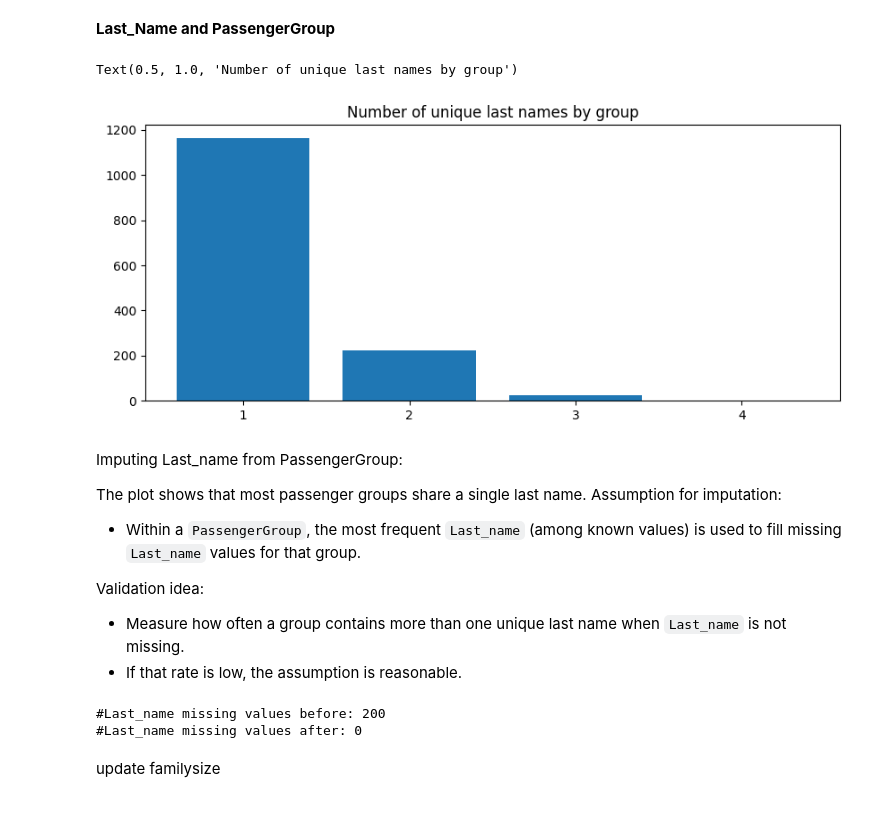
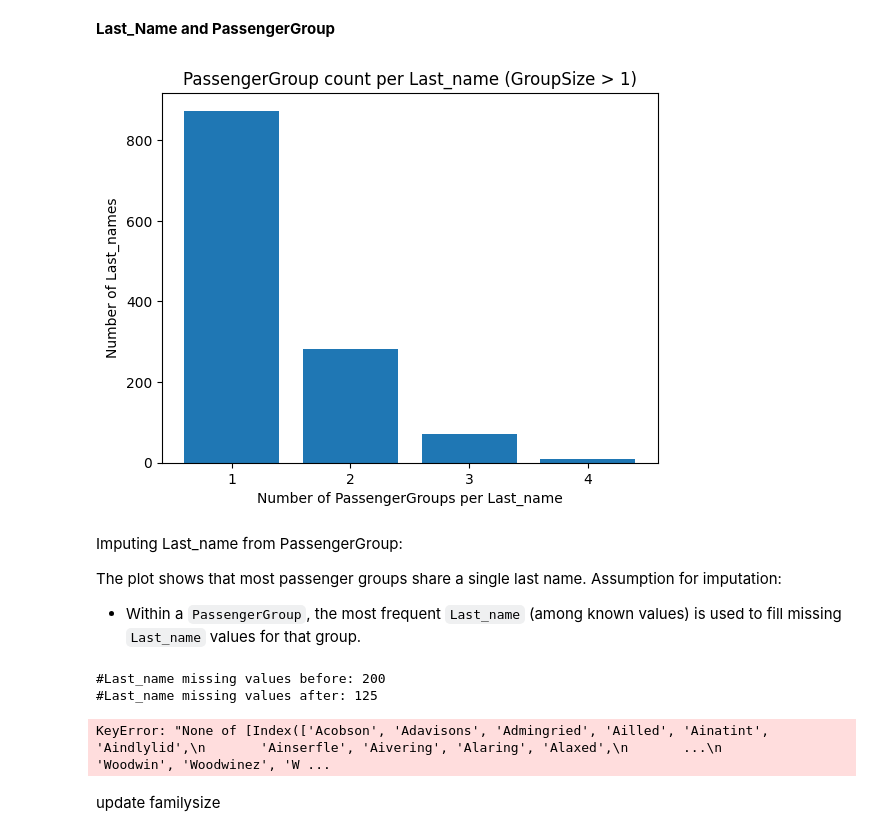
Before and after one commit to YarinArava/SpaceShipTitanic_FinalProject, a Jupyter notebook: Spaceship_Titanic_corrected.ipynb, the cells around one changed output. Drawn from its saved outputs; the diff is of its cells as text; code cells hidden in the pictures.

```diff
--- a/Spaceship_Titanic_corrected.ipynb
+++ b/Spaceship_Titanic_corrected.ipynb
@@ -925,25 +925,30 @@ df['Destination'].isna().sum()
 0
 # %% [markdown]
 **Last_Name and PassengerGroup**
-# %%
-# Joint distribution of Group and Surname
-GSN_gb=df[df['GroupSize']>1].groupby(['PassengerGroup','Last_name'])['Last_name'].size().unstack().fillna(0)
-
-counts = (GSN_gb > 0).sum(axis=1).value_counts().sort_index()
-# Countplot of unique values
-plt.figure(figsize=(10,4))
-plt.bar(counts.index.astype(str), counts.values)
-plt.title('Number of unique last names by group')
-# %% [output]
-Text(0.5, 1.0, 'Number of unique last names by group')
-[figure, removed]
+# %%
+# New feeature GroupSize
+df['GroupSize'] = df.groupby('PassengerGroup')['PassengerGroup'].transform('size')
+
+df_multi = df[df['GroupSize'] > 1]
+
+unique_pg_per_ln = (
+    df_multi
+    .groupby('Last_name')['PassengerGroup']
+    .nunique()
+)
+
+counts = unique_pg_per_ln.value_counts().sort_index()
+
+plt.bar(counts.index.astype(str), counts.values)
+plt.xlabel('Number of PassengerGroups per Last_name')
+plt.ylabel('Number of Last_names')
+plt.title('PassengerGroup count per Last_name (GroupSize > 1)')
+plt.show()
+# %% [output]
+[figure, added]
 # %% [markdown]
 Imputing Last_name from PassengerGroup:
 
 The plot shows that most passenger groups share a single last name.
 Assumption for imputation:
 - Within a `PassengerGroup`, the most frequent `Last_name` (among known values) is used to fill missing `Last_name` values for that group.
-
-Validation idea:
-- Measure how often a group contains more than one unique last name when `Last_name` is not missing.
-- If that rate is low, the assumption is reasonable.
@@ -950,31 +969,41 @@ Validation idea:
+# %%
+print('#Last_name missing values before:', LN_start)
+print('#Last_name missing values after:', (df['Last_name'].isna().sum()))
+# %% [output]
+#Last_name missing values before: 200
+#Last_name missing values after: 125
 # %%
 # Compute the most common last name per PassengerGroup (only for groups with size > 1)
-group_mode_lastname = (
-    df.loc[df['GroupSize'] > 1]
-      .dropna(subset=['Last_name'])
-      .groupby('PassengerGroup')['Last_name']
-      .agg(lambda s: s.value_counts().idxmax())
+# group_mode_lastname = (
+#     df.loc[df['GroupSize'] > 1]
+#       .dropna(subset=['Last_name'])
+#       .groupby('PassengerGroup')['Last_name']
+#       .agg(lambda s: s.value_counts().idxmax())
+# )
+
+unique_pg_per_ln = (
+    df_multi
+    .groupby('Last_name')['PassengerGroup']
+    .nunique()
 )
 
 LN_start = df['Last_name'].isna().sum()
 
 # Fill missing last names for passengers in groups
-mask_group_missing = (df['Last_name'].isna()) & (df['GroupSize'] > 1)
+# mask_group_missing = (df['Last_name'].isna()) & (df['GroupSize'] > 1)
 
 # Map PassengerGroup -> most common Last_name
-df.loc[mask_group_missing, 'Last_name'] = (
-    df.loc[mask_group_missing, 'PassengerGroup'].map(group_mode_lastname)
+df.loc[unique_pg_per_ln.index, 'Last_name'] = (
+    df.loc[unique_pg_per_ln.index, 'PassengerGroup'].map(unique_pg_per_ln)
 )
 
 # Remaining missing last names -> "Unknown"
-mask_remaining_missing = df['Last_name'].isna()
-df.loc[mask_remaining_missing, 'Last_name'] = 'Unknown'
+#df.loc[df['Last_name'].isna(), 'Last_name'] = 'Unknown'
 
 print('#Last_name missing values before:', LN_start)
 print('#Last_name missing values after:', (df['Last_name'].isna().sum()))
 # %% [output]
-#Last_name missing values before: 200
-#Last_name missing values after: 0
+KeyError: "None of [Index(['Acobson', 'Adavisons', 'Admingried', 'Ailled', 'Ainatint', 'Aindlylid',\n       'Ainserfle', 'Aivering', 'Alaring', 'Alaxed',\n       ...\n       'Woodwin', 'Woodwinez', 'W ...
 # %% [markdown]
 update familysize
 # %%
```
Also changed, not shown: parts of 2 cells of this notebook, 1 other file.
